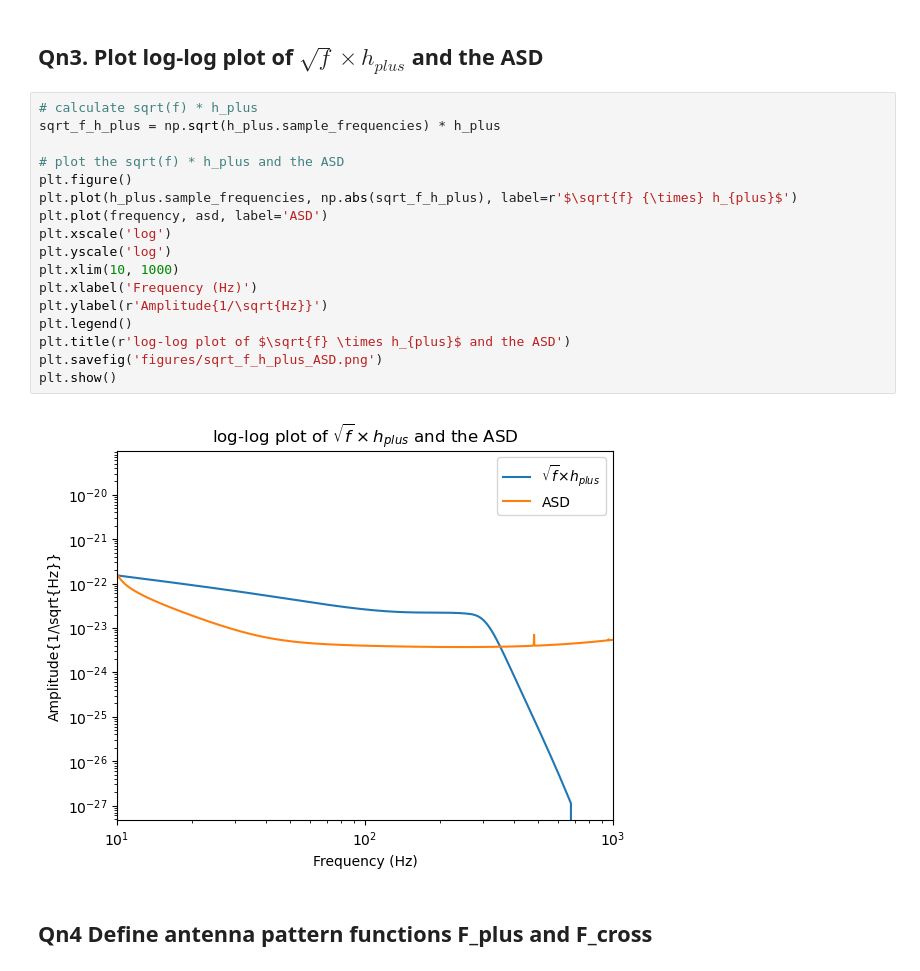
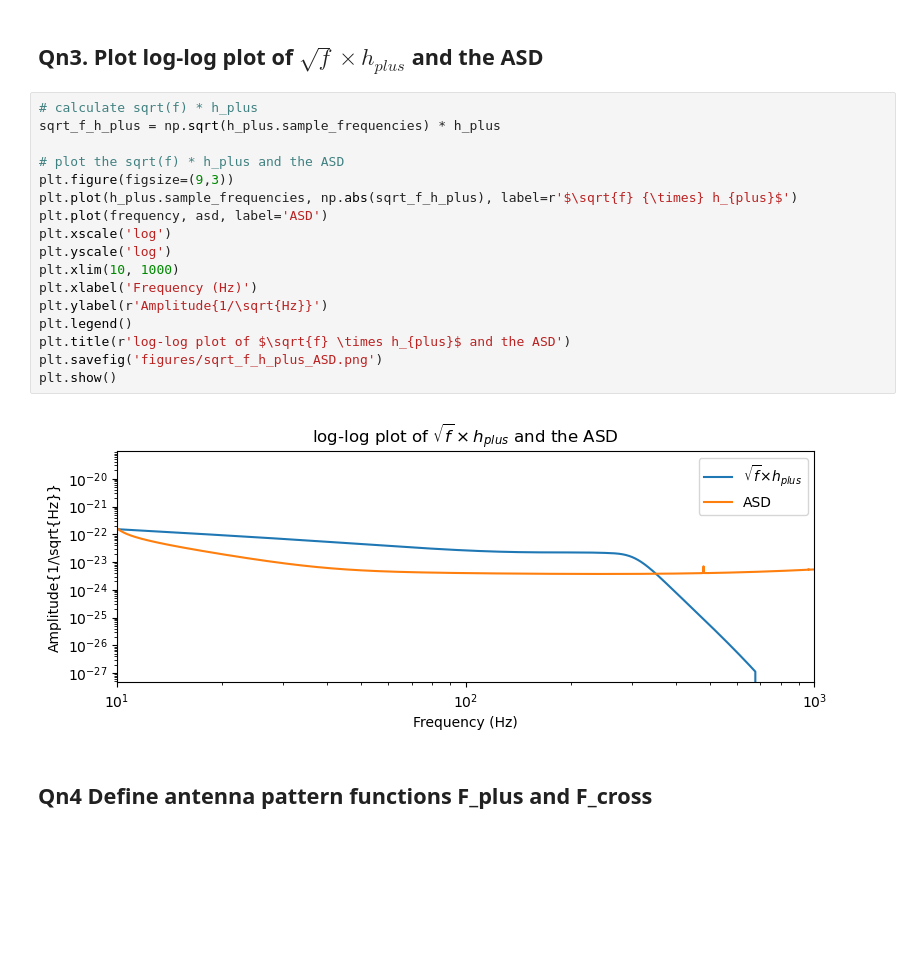
Before and after one commit to ZhongXinyu/Gravitational-Waves-Detection, a Jupyter notebook: part1.ipynb, the cells around one changed output. Drawn from its saved outputs; the diff is of its cells as text; blank space fills up the shorter version.

```diff
--- a/part1.ipynb
+++ b/part1.ipynb
@@ -99,22 +81,22 @@ plt.show()
 # %%
 # calculate sqrt(f) * h_plus
 sqrt_f_h_plus = np.sqrt(h_plus.sample_frequencies) * h_plus
 
 # plot the sqrt(f) * h_plus and the ASD
-plt.figure()
+plt.figure(figsize=(9,3))
 plt.plot(h_plus.sample_frequencies, np.abs(sqrt_f_h_plus), label=r'$\sqrt{f} {\times} h_{plus}$')
 plt.plot(frequency, asd, label='ASD')
 plt.xscale('log')
 plt.yscale('log')
 plt.xlim(10, 1000)
 plt.xlabel('Frequency (Hz)')
 plt.ylabel(r'Amplitude{1/\sqrt{Hz}}')
 plt.legend()
 plt.title(r'log-log plot of $\sqrt{f} \times h_{plus}$ and the ASD')
 plt.savefig('figures/sqrt_f_h_plus_ASD.png')
 plt.show()
 # %% [output]
-[figure, old version]
+[figure, new version]
 # %% [markdown]
 ## Qn4 Define antenna pattern functions F_plus and F_cross
 # %%
```
Also changed, not shown: parts of 8 cells of this notebook.
